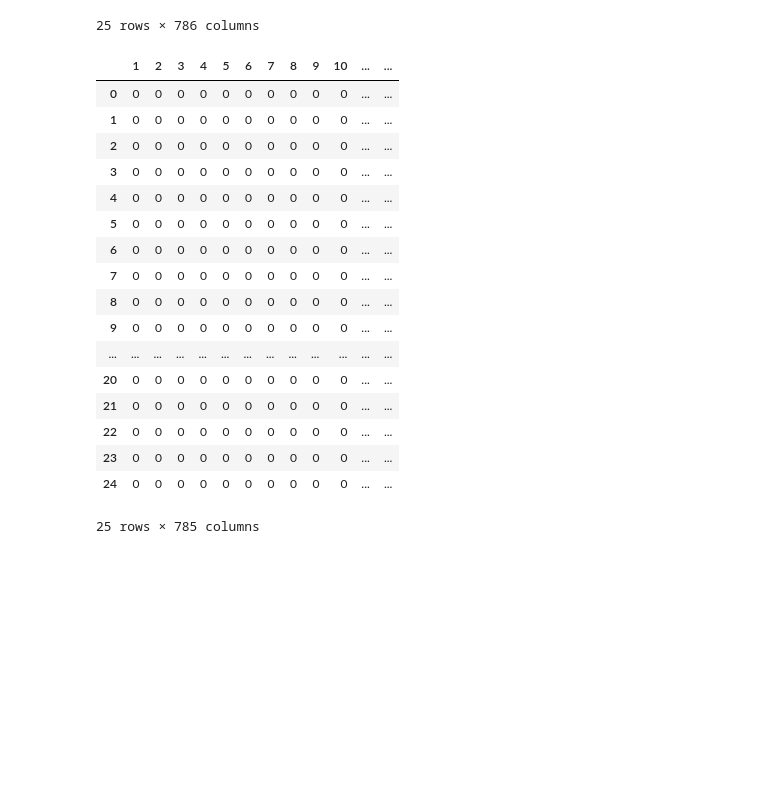
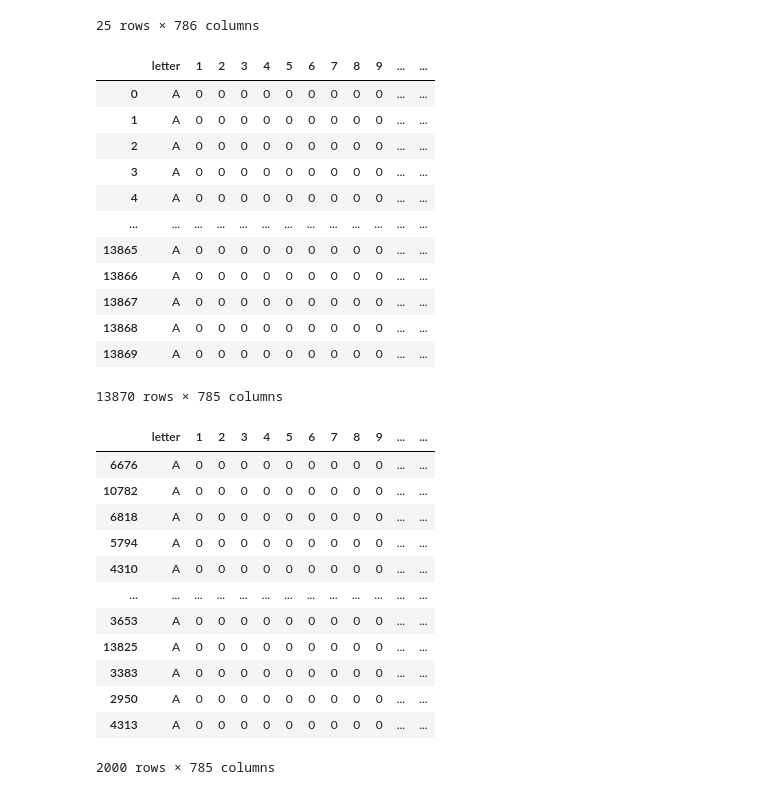
Before and after one commit to huynh-kent/Artificial-Neural-Network-CS471, a Jupyter notebook: clean.ipynb, the cells around one changed output. Cells and saved outputs as stored; diff of their text form; code cells hidden in the pictures; blank space fills up the shorter version.

```diff
--- a/clean.ipynb
+++ b/clean.ipynb
@@ -1,6 +1,6 @@
 # %%
 import pandas as pd
 # %%
-df = pd.read_csv('A_Z_Data.csv', header=None)
+df = pd.read_csv('A_Z_cleaned.csv')
 df.head()
 # %% [output]
@@ -141,25 +136,37 @@ a_data_sample
 | 23 | N | 0 | 0 | 0 | 0 | 0 | 0 | 0 | 0 | 0 | ... | ... |
 | 24 | N | 0 | 0 | 0 | 0 | 0 | 0 | 0 | 0 | 0 | ... | ... |
 25 rows × 786 columns
-# %%
-a_data_sample.drop(columns=['letter'], inplace=True)
-a_data_sample
-# %% [output]
-|  | 1 | 2 | 3 | 4 | 5 | 6 | 7 | 8 | 9 | 10 | ... | ... |
-| 0 | 0 | 0 | 0 | 0 | 0 | 0 | 0 | 0 | 0 | 0 | ... | ... |
-| 1 | 0 | 0 | 0 | 0 | 0 | 0 | 0 | 0 | 0 | 0 | ... | ... |
-| 2 | 0 | 0 | 0 | 0 | 0 | 0 | 0 | 0 | 0 | 0 | ... | ... |
-| 3 | 0 | 0 | 0 | 0 | 0 | 0 | 0 | 0 | 0 | 0 | ... | ... |
-| 4 | 0 | 0 | 0 | 0 | 0 | 0 | 0 | 0 | 0 | 0 | ... | ... |
-| 5 | 0 | 0 | 0 | 0 | 0 | 0 | 0 | 0 | 0 | 0 | ... | ... |
-| 6 | 0 | 0 | 0 | 0 | 0 | 0 | 0 | 0 | 0 | 0 | ... | ... |
-| 7 | 0 | 0 | 0 | 0 | 0 | 0 | 0 | 0 | 0 | 0 | ... | ... |
-| 8 | 0 | 0 | 0 | 0 | 0 | 0 | 0 | 0 | 0 | 0 | ... | ... |
-| 9 | 0 | 0 | 0 | 0 | 0 | 0 | 0 | 0 | 0 | 0 | ... | ... |
-| ... | ... | ... | ... | ... | ... | ... | ... | ... | ... | ... | ... | ... |
-| 20 | 0 | 0 | 0 | 0 | 0 | 0 | 0 | 0 | 0 | 0 | ... | ... |
-| 21 | 0 | 0 | 0 | 0 | 0 | 0 | 0 | 0 | 0 | 0 | ... | ... |
-| 22 | 0 | 0 | 0 | 0 | 0 | 0 | 0 | 0 | 0 | 0 | ... | ... |
-| 23 | 0 | 0 | 0 | 0 | 0 | 0 | 0 | 0 | 0 | 0 | ... | ... |
-| 24 | 0 | 0 | 0 | 0 | 0 | 0 | 0 | 0 | 0 | 0 | ... | ... |
-25 rows × 785 columns
+# %%
+a = df[df['letter'] == 'A']
+a
+# %% [output]
+|  | letter | 1 | 2 | 3 | 4 | 5 | 6 | 7 | 8 | 9 | ... | ... |
+| 0 | A | 0 | 0 | 0 | 0 | 0 | 0 | 0 | 0 | 0 | ... | ... |
+| 1 | A | 0 | 0 | 0 | 0 | 0 | 0 | 0 | 0 | 0 | ... | ... |
+| 2 | A | 0 | 0 | 0 | 0 | 0 | 0 | 0 | 0 | 0 | ... | ... |
+| 3 | A | 0 | 0 | 0 | 0 | 0 | 0 | 0 | 0 | 0 | ... | ... |
+| 4 | A | 0 | 0 | 0 | 0 | 0 | 0 | 0 | 0 | 0 | ... | ... |
+| ... | ... | ... | ... | ... | ... | ... | ... | ... | ... | ... | ... | ... |
+| 13865 | A | 0 | 0 | 0 | 0 | 0 | 0 | 0 | 0 | 0 | ... | ... |
+| 13866 | A | 0 | 0 | 0 | 0 | 0 | 0 | 0 | 0 | 0 | ... | ... |
+| 13867 | A | 0 | 0 | 0 | 0 | 0 | 0 | 0 | 0 | 0 | ... | ... |
+| 13868 | A | 0 | 0 | 0 | 0 | 0 | 0 | 0 | 0 | 0 | ... | ... |
+| 13869 | A | 0 | 0 | 0 | 0 | 0 | 0 | 0 | 0 | 0 | ... | ... |
+13870 rows × 785 columns
+# %%
+a_sample = a.sample(n=2000)
+a_sample
+# %% [output]
+|  | letter | 1 | 2 | 3 | 4 | 5 | 6 | 7 | 8 | 9 | ... | ... |
+| 6676 | A | 0 | 0 | 0 | 0 | 0 | 0 | 0 | 0 | 0 | ... | ... |
+| 10782 | A | 0 | 0 | 0 | 0 | 0 | 0 | 0 | 0 | 0 | ... | ... |
+| 6818 | A | 0 | 0 | 0 | 0 | 0 | 0 | 0 | 0 | 0 | ... | ... |
+| 5794 | A | 0 | 0 | 0 | 0 | 0 | 0 | 0 | 0 | 0 | ... | ... |
+| 4310 | A | 0 | 0 | 0 | 0 | 0 | 0 | 0 | 0 | 0 | ... | ... |
+| ... | ... | ... | ... | ... | ... | ... | ... | ... | ... | ... | ... | ... |
+| 3653 | A | 0 | 0 | 0 | 0 | 0 | 0 | 0 | 0 | 0 | ... | ... |
+| 13825 | A | 0 | 0 | 0 | 0 | 0 | 0 | 0 | 0 | 0 | ... | ... |
+| 3383 | A | 0 | 0 | 0 | 0 | 0 | 0 | 0 | 0 | 0 | ... | ... |
+| 2950 | A | 0 | 0 | 0 | 0 | 0 | 0 | 0 | 0 | 0 | ... | ... |
+| 4313 | A | 0 | 0 | 0 | 0 | 0 | 0 | 0 | 0 | 0 | ... | ... |
+2000 rows × 785 columns
```
Also changed, not shown: parts of 12 cells of this notebook.
